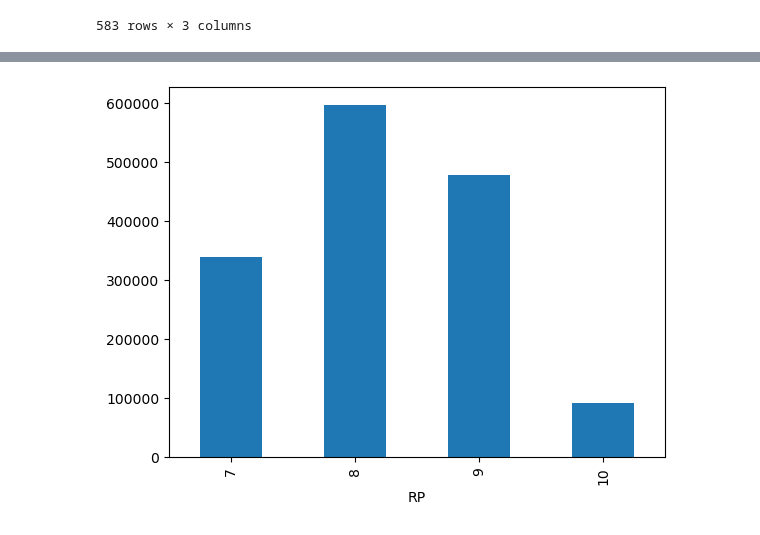
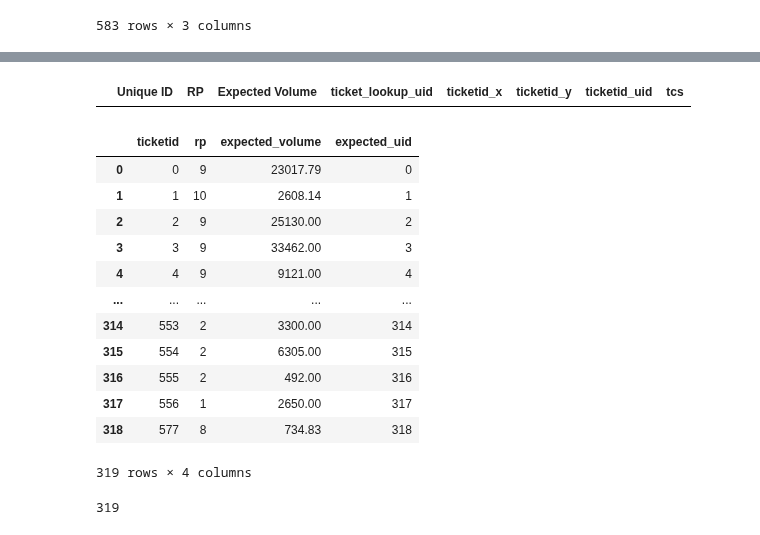
Before and after one commit to BilyBrown/sqlite3-tutorial, a Jupyter notebook: make_db_trial_v0.ipynb, the cells around one changed output, grey strips where cells are left out. Saved outputs shown, nothing was run; the diff lists cells and outputs as text; code cells hidden in the pictures.

```diff
--- a/make_db_trial_v0.ipynb
+++ b/make_db_trial_v0.ipynb
@@ -761,6 +762,29 @@ expected_ticketid_grouped_df[(expected_ticketid_grouped_df['ticketid_y'].str.con
-# %%
-war_expected = expected_ticketid_grouped_df[expected_ticketid_grouped_df['ticketid_y'].str.contains("WAR")].copy()
-war_rp_expected = war_expected.groupby('RP')[' Expected Volume'].sum()
-ax = war_rp_expected.plot.bar(y=' Expected Volume')
-# %% [output]
-[figure, removed]
+# %%
+expected_ticketid_df[expected_ticketid_df.isna().any(axis=1)]
+# %% [output]
+|  | Unique ID | RP | Expected Volume | ticket_lookup_uid | ticketid_x | ticketid_y | ticketid_uid | tcs |
+# %%
+expected_to_sql_df = expected_ticketid_df.groupby(['ticketid_x', 'RP'])[' Expected Volume'].sum().reset_index()
+expected_to_sql_df.rename(columns={'ticketid_x': 'ticketid',
+                                   'RP': 'rp',
+                                   ' Expected Volume': 'expected_volume'}, inplace=True)
+expected_to_sql_df['expected_uid'] = expected_to_sql_df.index
+expected_to_sql_df
+# %% [output]
+|  | ticketid | rp | expected_volume | expected_uid |
+| 0 | 0 | 9 | 23017.79 | 0 |
+| 1 | 1 | 10 | 2608.14 | 1 |
+| 2 | 2 | 9 | 25130.00 | 2 |
+| 3 | 3 | 9 | 33462.00 | 3 |
+| 4 | 4 | 9 | 9121.00 | 4 |
+| ... | ... | ... | ... | ... |
+| 314 | 553 | 2 | 3300.00 | 314 |
+| 315 | 554 | 2 | 6305.00 | 315 |
+| 316 | 555 | 2 | 492.00 | 316 |
+| 317 | 556 | 1 | 2650.00 | 317 |
+| 318 | 577 | 8 | 734.83 | 318 |
+319 rows × 4 columns
+# %%
+expected_to_sql_df.to_sql('expected_volume', conn, if_exists='replace', index=False, dtype={'expected_uid': 'INTEGER PRIMARY KEY'})
+# %% [output]
+319
```
Also changed, not shown: parts of 9 cells of this notebook.
